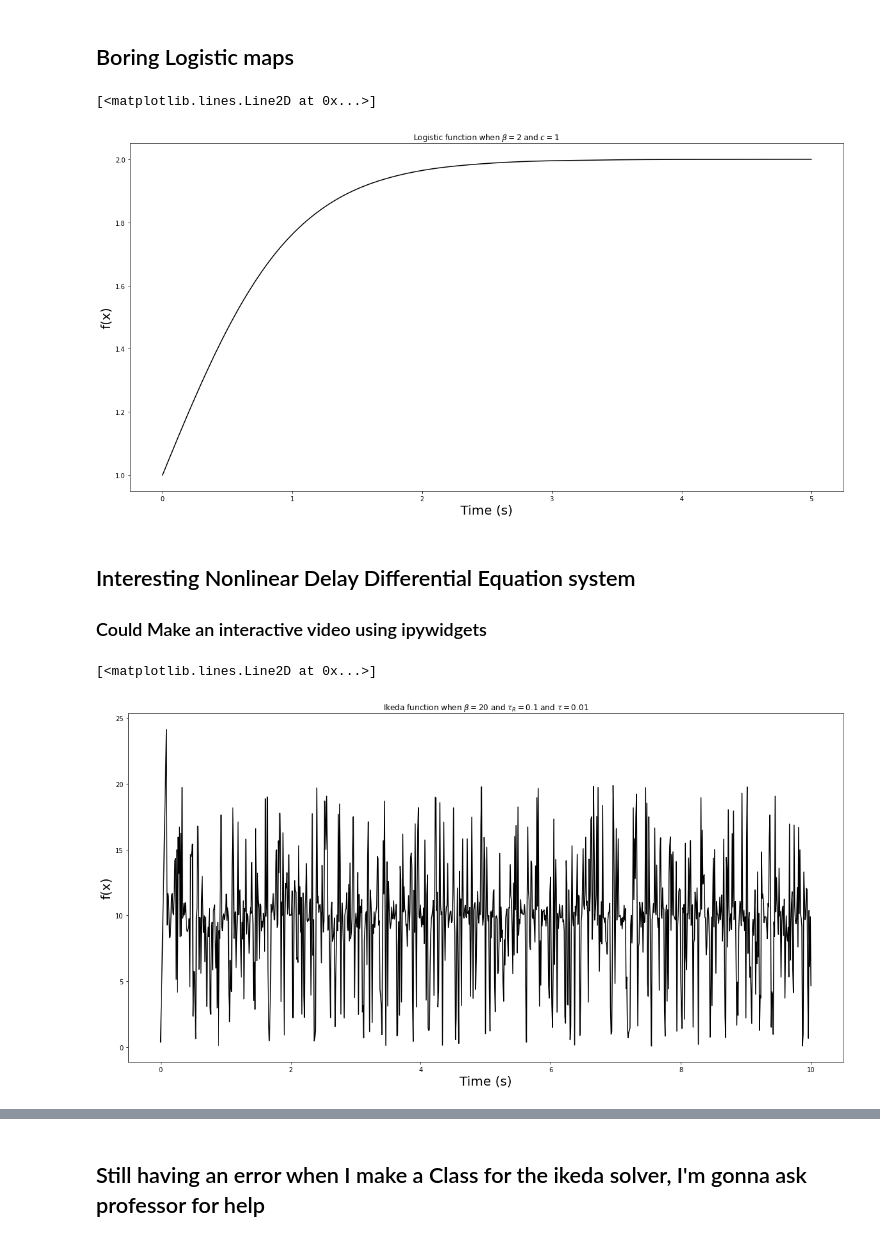
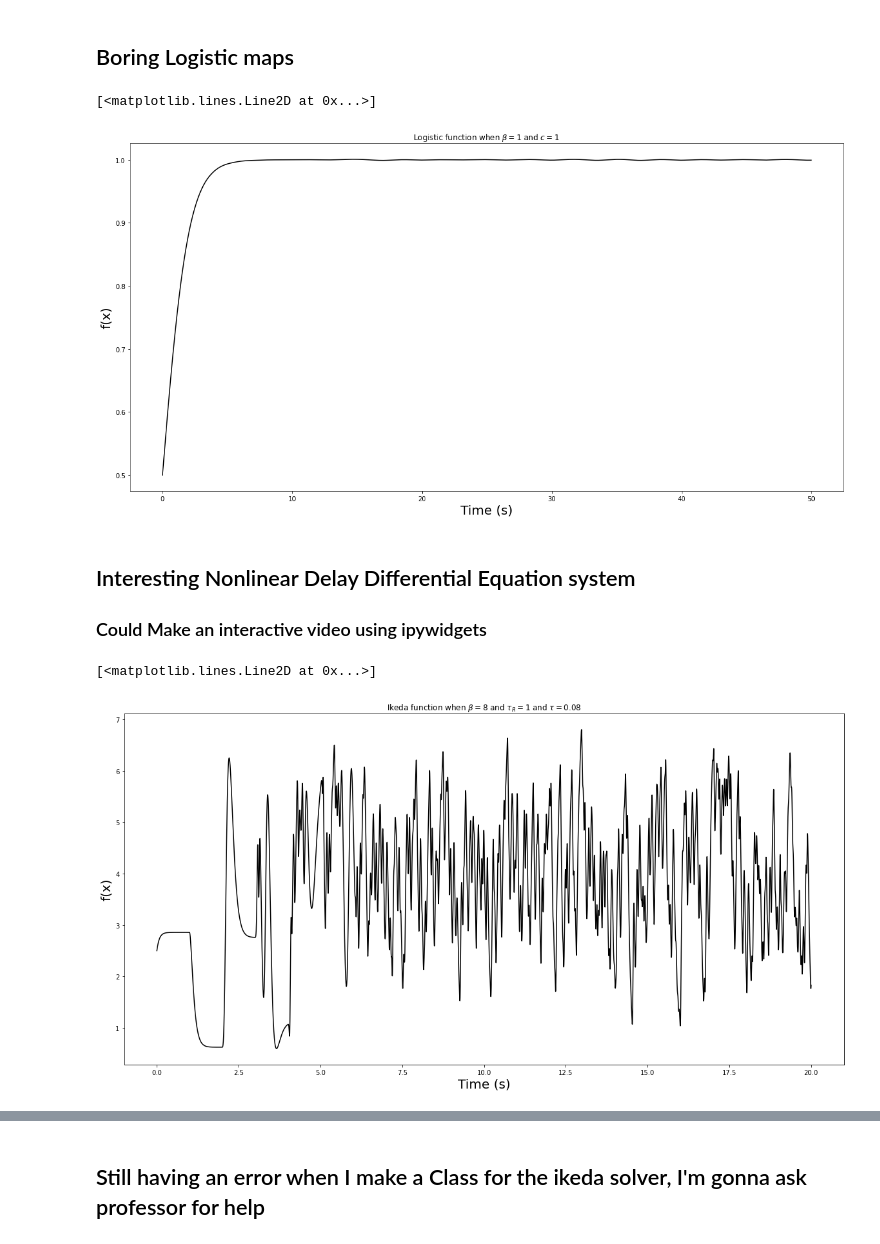
Before and after one commit to ihkim94/Ikeda, a Jupyter notebook: Ikeda_map.ipynb, the cells around one changed output, grey strips where cells are left out. Saved outputs shown, nothing was run; the diff lists cells and outputs as text; code cells hidden in the pictures.

```diff
--- a/Ikeda_map.ipynb
+++ b/Ikeda_map.ipynb
@@ -144,7 +144,7 @@ class LogisticEquation:
 
     def rhs(self, t, X):
         """
-        RHS of the logistic equation
+        RHS of the logistic equation in a differential equation form
 
         """
         y = X
@@ -164,9 +164,9 @@ class LogisticEquation:
 # %% [markdown]
 ## Boring Logistic maps
 # %%
-logistic_model = LogisticEquation(b=2, c=1)
-ic = [1]  ## Initial condition
-tpts, sol = logistic_model.solve(ic, 0, 5, 10000)
+logistic_model = LogisticEquation(b=1, c=1)
+ic = [0.5]  ## Initial condition
+tpts, sol = logistic_model.solve(ic, 0, 50, 10000)
 
 
 plt.figure(figsize=(20, 10))
@@ -176,35 +176,35 @@ plt.ylabel('f(x)', fontsize=20)
 plt.plot(tpts, sol, color='k')
 # %% [output]
 [<matplotlib.lines.Line2D at 0x...>]
-[figure, old version]
+[figure, new version]
 # %% [markdown]
 ## Interesting Nonlinear Delay Differential Equation system
 
 ### Could Make an interactive video using ipywidgets
 # %%
-ic = 0.4 ## initial condition
-delay = 0.1 ## delay time
-beta = 20 ## intensity of nonlinear function
-tau = 0.01  ## response time
+ic = 2.501 ## initial condition
+delay = 1 ## delay time
+beta = 8 ## intensity of nonlinear function
+tau = 0.08  ## response time
 
 def values_before_zero(t):
     return ic
 
 def model(y, t):
     return (beta/tau)*(np.sin(y(t - delay))**2) - y(t)/tau
 
 def solve(t_min, t_max, nt):
     tpts = np.linspace(t_min, t_max, nt)
     sol = ddeint(model, values_before_zero, tpts)
     return tpts, sol
 
-tpts, sol = solve(0, 10, 1000)
+tpts, sol = solve(0, 20, 10000) ## time input
 
 plt.figure(figsize=(20, 10))
 plt.title(rf'Ikeda function when $\beta = {beta}$ and $\tau_R={delay}$ and $\tau={tau}$')
 plt.xlabel('Time (s)', fontsize=20)
 plt.ylabel('f(x)', fontsize=20)
 plt.plot(tpts, sol, color='k')
 # %% [output]
 [<matplotlib.lines.Line2D at 0x...>]
-[figure, old version]
+[figure, new version]
```
Also changed, not shown: parts of 9 cells of this notebook, 1 other file.
